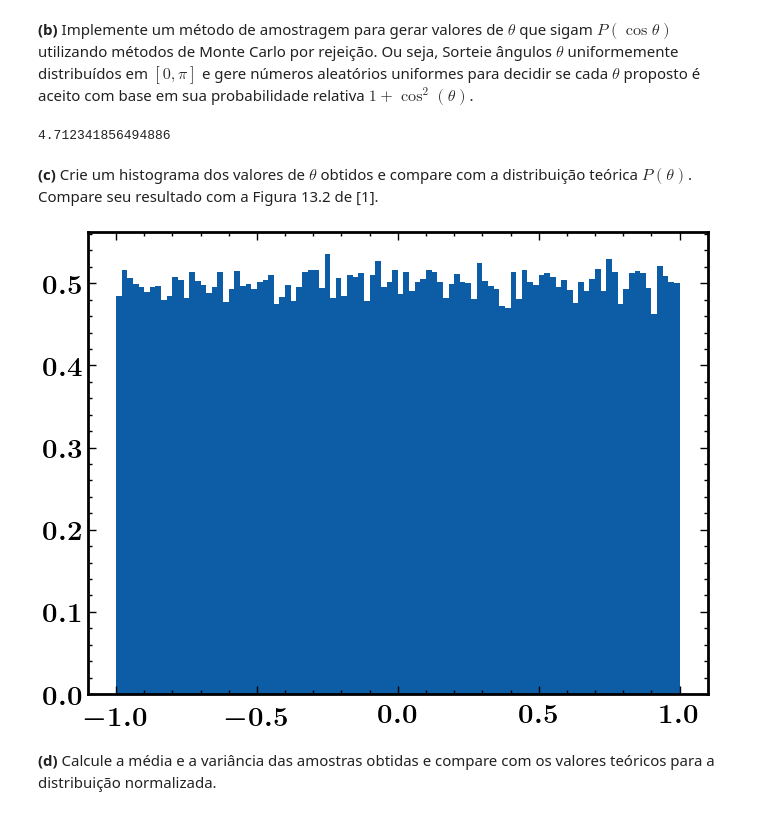
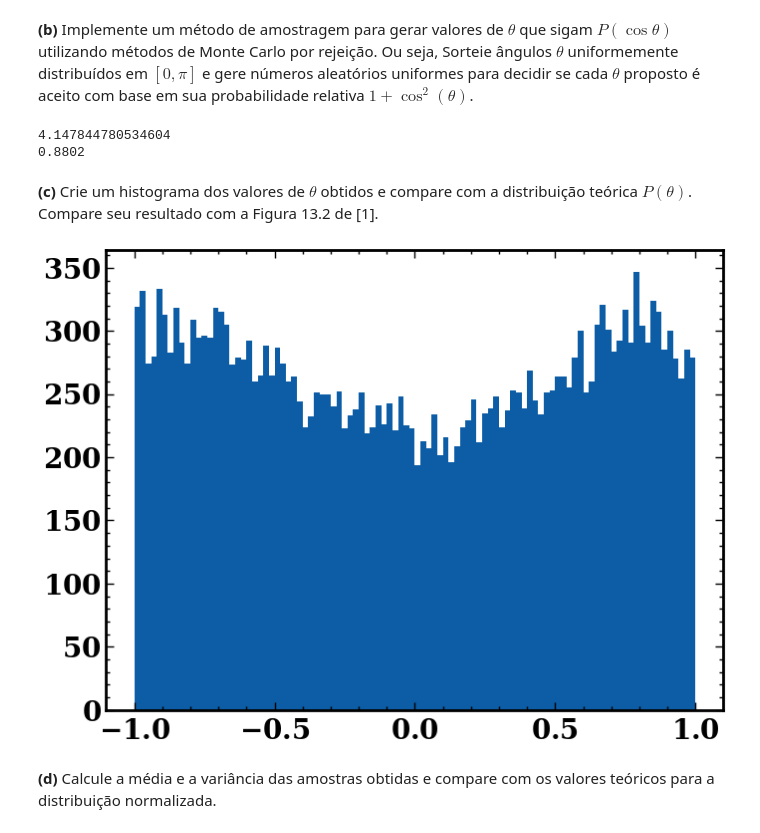
Before and after one commit to walacevale/Monte_Carlo, a Jupyter notebook: Lista 1/Lista1.ipynb, the cells around one changed output. Drawn from its saved outputs; the diff is of its cells as text; code cells hidden in the pictures.

```diff
--- a/Lista 1/Lista1.ipynb
+++ b/Lista 1/Lista1.ipynb
@@ -448,14 +516,14 @@ Normalize a distribuição de probabilidades $ P(\theta) $, determinando o fator
 def P(x):
     return 1 + x**2
 # %%
-n_amostras = 100000
+n_amostras = 30000
 hits_aceitos = 0
 pro_aceitos_normalizada = []
 X_aceitos = []
 
 for i in range(1, n_amostras):
     X = np.random.uniform(-1, 1)
-    y = np.random.uniform(0, 1)
+    y = np.random.uniform(-2, 2)
 
     if y < (1 + X**2)*(1/np.sqrt(1-X**2)):
         hits_aceitos += 1
@@ -465,16 +533,18 @@ for i in range(1, n_amostras):
     pro_aceitos_normalizada.append(aceitos / n_amostras)
 
 print((hits_aceitos/n_amostras)*((3*np.pi)/2))
+print((hits_aceitos/n_amostras))
 # %% [output]
-4.712341856494886
+4.147844780534604
+0.8802
 # %% [markdown]
 
 **(c)** Crie um histograma dos valores de $ \theta $ obtidos e compare com a distribuição teórica $ P(\theta) $. Compare seu resultado com a Figura 13.2 de [1].
 # %%
-plt.hist(X_aceitos, bins = 100, density= True)
+plt.hist(X_aceitos, bins = 100)
 plt.show()
 # %% [output]
-[figure, old version]
+[figure, new version]
 # %% [markdown]
 
 **(d)** Calcule a média e a variância das amostras obtidas e compare com os valores teóricos para a distribuição normalizada.
```
Also changed, not shown: parts of 16 cells of this notebook, 1 other file.
